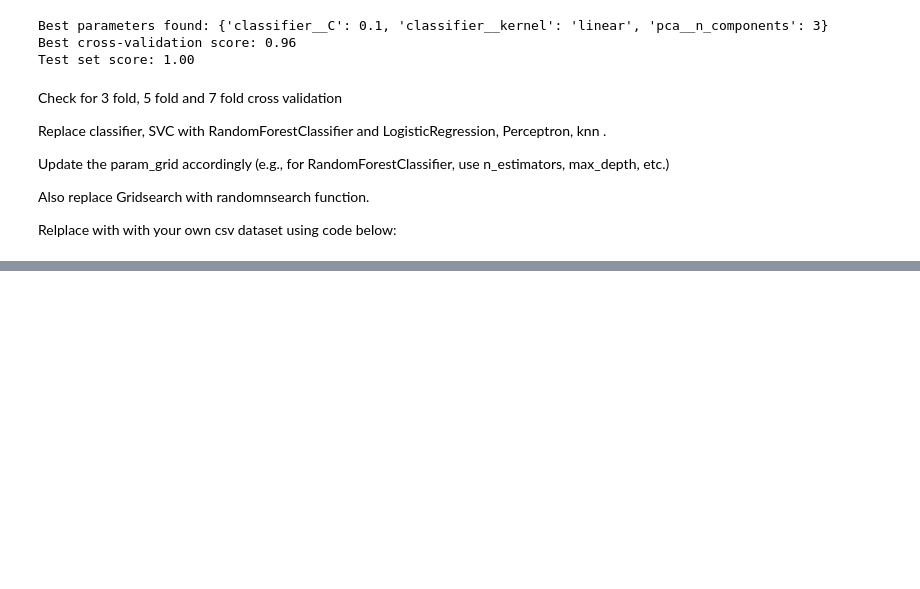
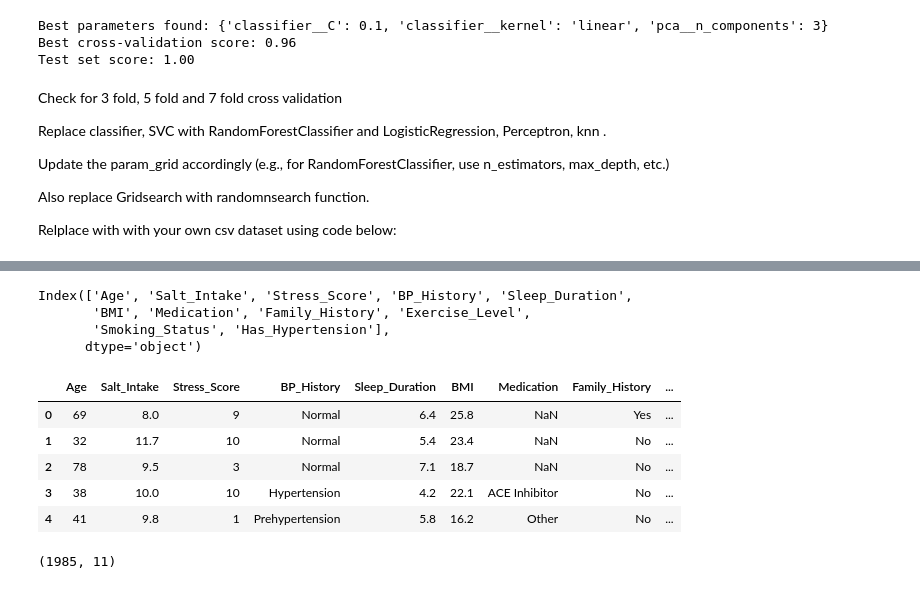
Before and after one commit to rockbmw3/Data-Analytics-py, a Jupyter notebook: ICP_5.ipynb, the cells around one changed output, grey strips where cells are left out. Drawn from its saved outputs; the diff is of its cells as text; code cells hidden in the pictures; blank space fills up the shorter version.

```diff
--- a/ICP_5.ipynb
+++ b/ICP_5.ipynb
@@ -51,6 +65,27 @@ Relplace with with your own csv dataset using code below:
 # %%
 import pandas as pd
 
-data = pd.read_csv("your_dataset.csv")
-X = data.drop("target_column", axis=1)
-y = data["target_column"]
+data = pd.read_csv("hypertension_dataset.csv")
+
+print(data.columns)
+
+X = data.drop("Has_Hypertension", axis=1)
+y = data["Has_Hypertension"]
+# %% [output]
+Index(['Age', 'Salt_Intake', 'Stress_Score', 'BP_History', 'Sleep_Duration',
+       'BMI', 'Medication', 'Family_History', 'Exercise_Level',
+       'Smoking_Status', 'Has_Hypertension'],
+      dtype='object')
+# %%
+data.head()
+# %% [output]
+|  | Age | Salt_Intake | Stress_Score | BP_History | Sleep_Duration | BMI | Medication | Family_History | ... |
+| 0 | 69 | 8.0 | 9 | Normal | 6.4 | 25.8 | NaN | Yes | ... |
+| 1 | 32 | 11.7 | 10 | Normal | 5.4 | 23.4 | NaN | No | ... |
+| 2 | 78 | 9.5 | 3 | Normal | 7.1 | 18.7 | NaN | No | ... |
+| 3 | 38 | 10.0 | 10 | Hypertension | 4.2 | 22.1 | ACE Inhibitor | No | ... |
+| 4 | 41 | 9.8 | 1 | Prehypertension | 5.8 | 16.2 | Other | No | ... |
+# %%
+data.shape
+# %% [output]
+(1985, 11)
```
Also changed, not shown: parts of 5 cells of this notebook.
